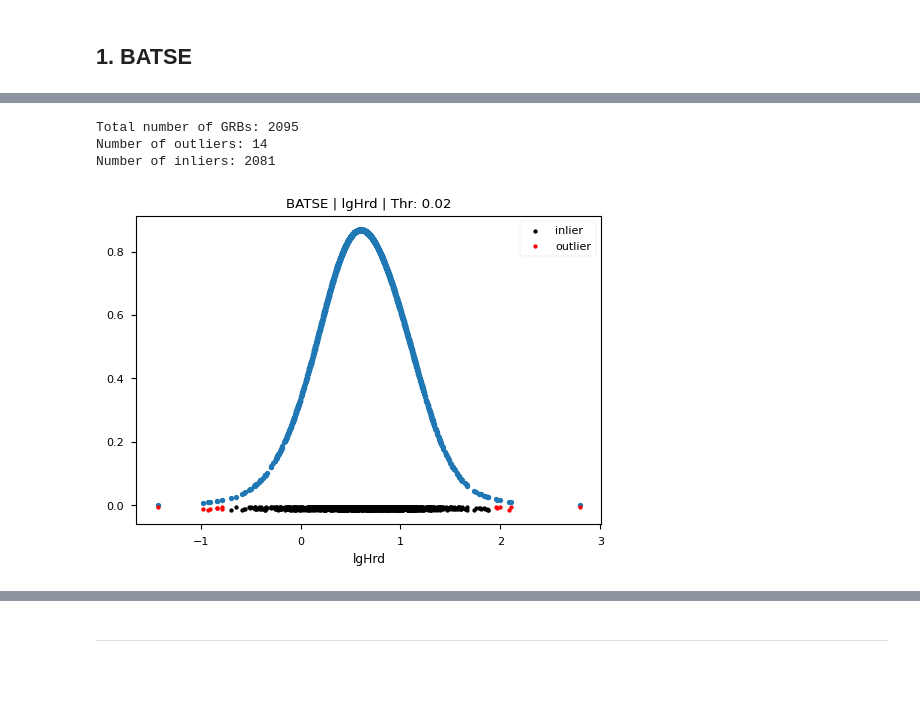
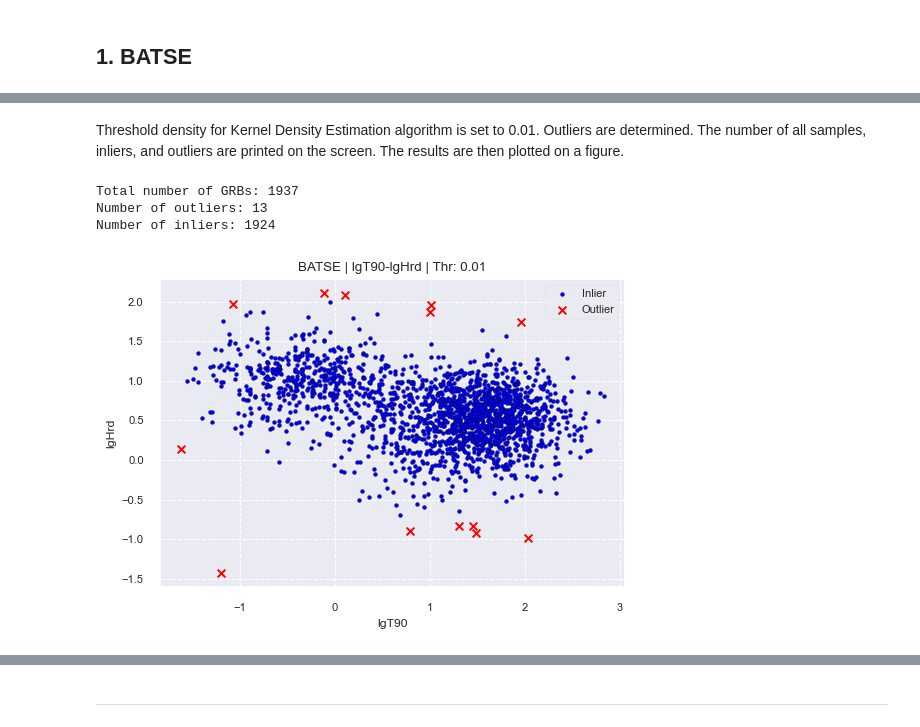
Before and after one commit to ayfm/GRB-Classification, a Jupyter notebook: notebooks/outliers.ipynb, the cells around one changed output, grey strips where cells are left out. Cells and saved outputs as stored; diff of their text form; code cells hidden in the pictures; blank space fills up the shorter version.

```diff
--- a/notebooks/outliers.ipynb
+++ b/notebooks/outliers.ipynb
@@ -59,8 +59,5 @@ np.random.seed(1773)
 # %%
-## Load dataset and the features
-df_batse_t90 = data_operations.load(cat_name="batse",
-                                    feats=["lgT90"],
-                                    plot_data=True)
+df_batse_t90 = data_operations.load(cat_name="batse", feats=["lgT90"])
 df_batse_t90.sample(5)
 # %% [output]
 |  | lgT90 |
@@ -88,0 +93,3 @@ Number of inliers: 2025
+# %%
+df_batse_hrd = data_operations.load(cat_name="batse", feats=["lgHrd"])
+df_batse_hrd.sample(5)
@@ -112,7 +149,4 @@ data_operations.check_for_normality(data=batse_outliers_t90,
 # %%
-## Load dataset and the features
-df_batse_hrd = data_operations.load(cat_name="batse",
-                                    feats=["lgHrd"],
-                                    plot_data=True)
-df_batse_hrd.sample(5)
+df_batse_t90_hrd = data_operations.load(cat_name="batse", feats=["lgT90", "lgHrd"])
+df_batse_t90_hrd.sample(5)
 # %% [output]
@@ -127,15 +160,19 @@ df_batse_hrd.sample(5)
+# %% [markdown]
+Threshold density for Kernel Density Estimation algorithm is set to 0.01. Outliers are determined. The number of all samples, inliers, and outliers are printed on the screen. The results are then plotted on a figure.
 # %%
-batse_outliers_hrd = data_operations.find_outliers(data = df_batse_hrd.copy(),
-                       feat_space=["lgHrd"],
-                       threshold_density = 0.02,
-                       cat_name = "batse",
-                       save_data = True,
-                       plot_result = True,
-                       save_plot = True,
-                       verbose = True,
-                       figsize = (6,4))
+batse_outliers_t90_hrd = data_operations.find_outliers(
+    data=df_batse_t90_hrd.copy(),
+    feat_space=["lgT90", "lgHrd"],
+    threshold_density=0.01,
+    cat_name="batse",
+    save_data=True,
+    plot_result=True,
+    save_plot=True,
+    verbose=True,
+    figsize=(6, 4),
+)
 # %% [output]
-Total number of GRBs: 2095
-Number of outliers: 14
-Number of inliers: 2081
+Total number of GRBs: 1937
+Number of outliers: 13
+Number of inliers: 1924
-[figure, old version]
+[figure, new version]
```
Also changed, not shown: parts of 132 cells of this notebook.
